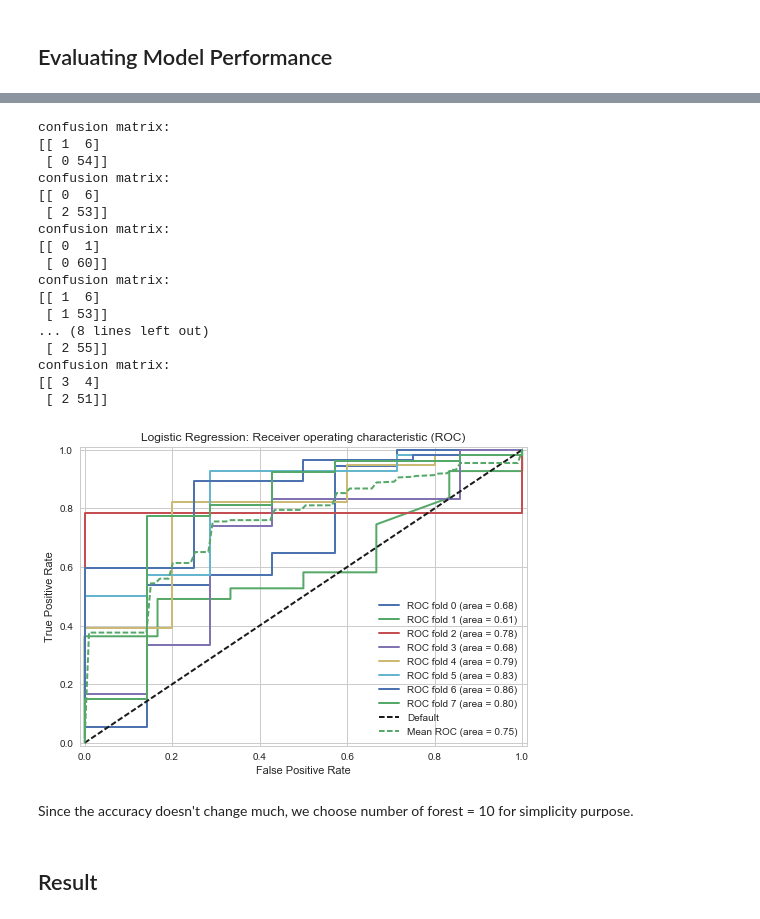
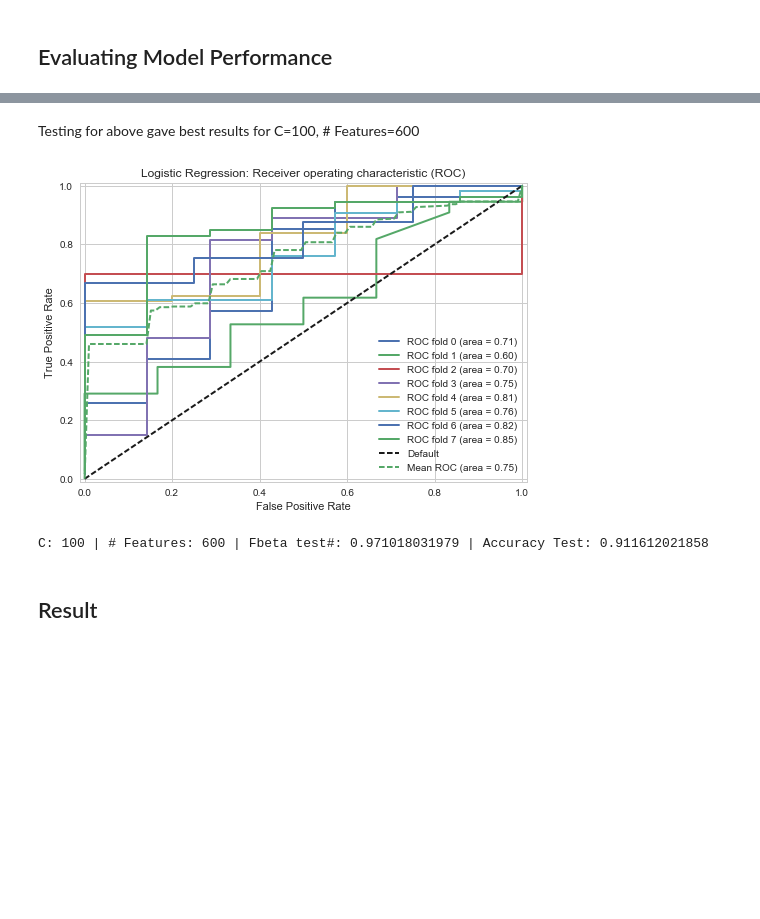
Before and after one commit to nikhilba/Epinions-Sentiment-Analysis, a Jupyter notebook: Analysis/Sentiment_Analysis.ipynb, the cells around one changed output, grey strips where cells are left out. Drawn from its saved outputs; the diff is of its cells as text; code cells hidden in the pictures; blank space fills up the shorter version.

```diff
--- a/Analysis/Sentiment_Analysis.ipynb
+++ b/Analysis/Sentiment_Analysis.ipynb
@@ -607,21 +614,12 @@ confusion matrix:
+# %% [markdown]
+Testing for above gave best results for C=100, # Features=600
 # %%
-(fbeta_train, fbeta_test, accuracy_train, accuracy_test, feature_names) = cross_validation(processed_fuji_data, 8, 'Logistic Regression', 1000)
+C = 100
+num_features = 600
+(fbeta_train, fbeta_test, accuracy_train, accuracy_test, feature_names) = \
+            cross_validation(processed_fuji_data, 8, 'Logistic Regression',  num_features, C)
+print 'C:', C, '| # Features:', num_features, '| Fbeta test#:', fbeta_test, \
+                            '| Accuracy Test:', accuracy_test
 # %% [output]
+[figure, new version]
-confusion matrix:
-[[ 1  6]
- [ 0 54]]
-confusion matrix:
-[[ 0  6]
- [ 2 53]]
-confusion matrix:
-[[ 0  1]
- [ 0 60]]
-confusion matrix:
-[[ 1  6]
- [ 1 53]]
-... (8 lines left out)
- [ 2 55]]
-confusion matrix:
-[[ 3  4]
- [ 2 51]]
+C: 100 | # Features: 600 | Fbeta test#: 0.971018031979 | Accuracy Test: 0.911612021858
-[figure, old version]
@@ -634,2 +625,0 @@ for num_forest in range(5, 50, 5):
-# %% [markdown]
-Since the accuracy doesn't change much, we choose number of forest = 10 for simplicity purpose.
```
Also changed, not shown: parts of 24 cells of this notebook.
